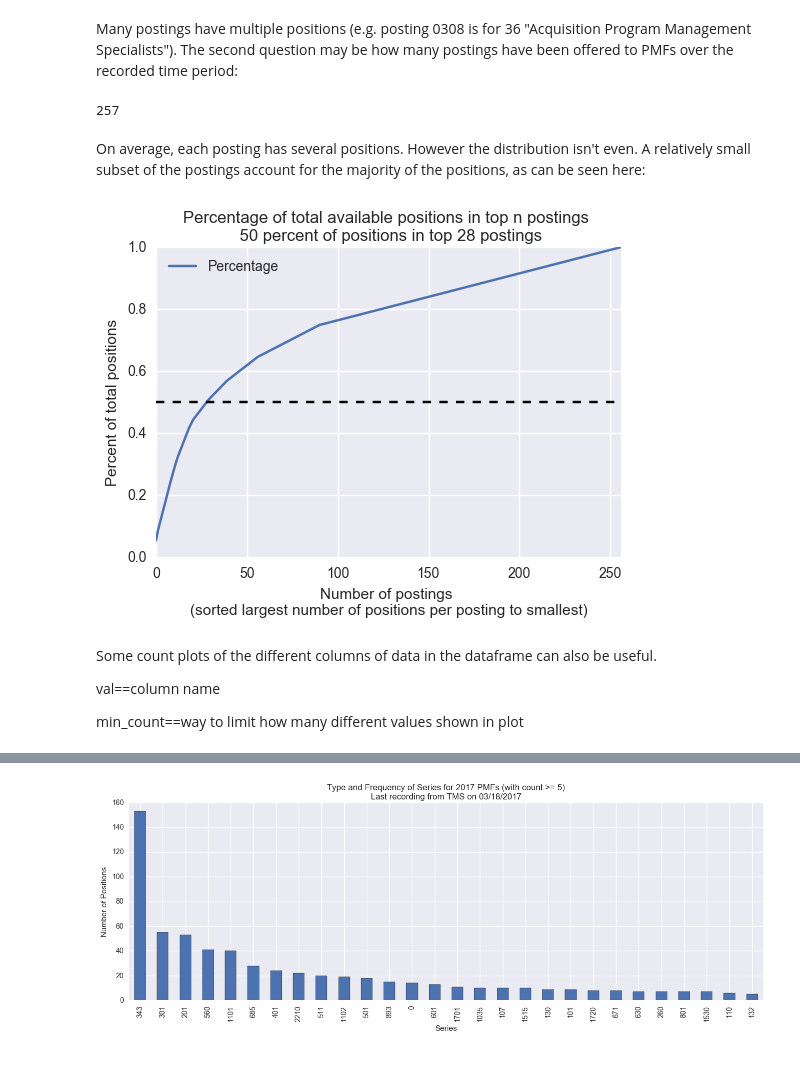
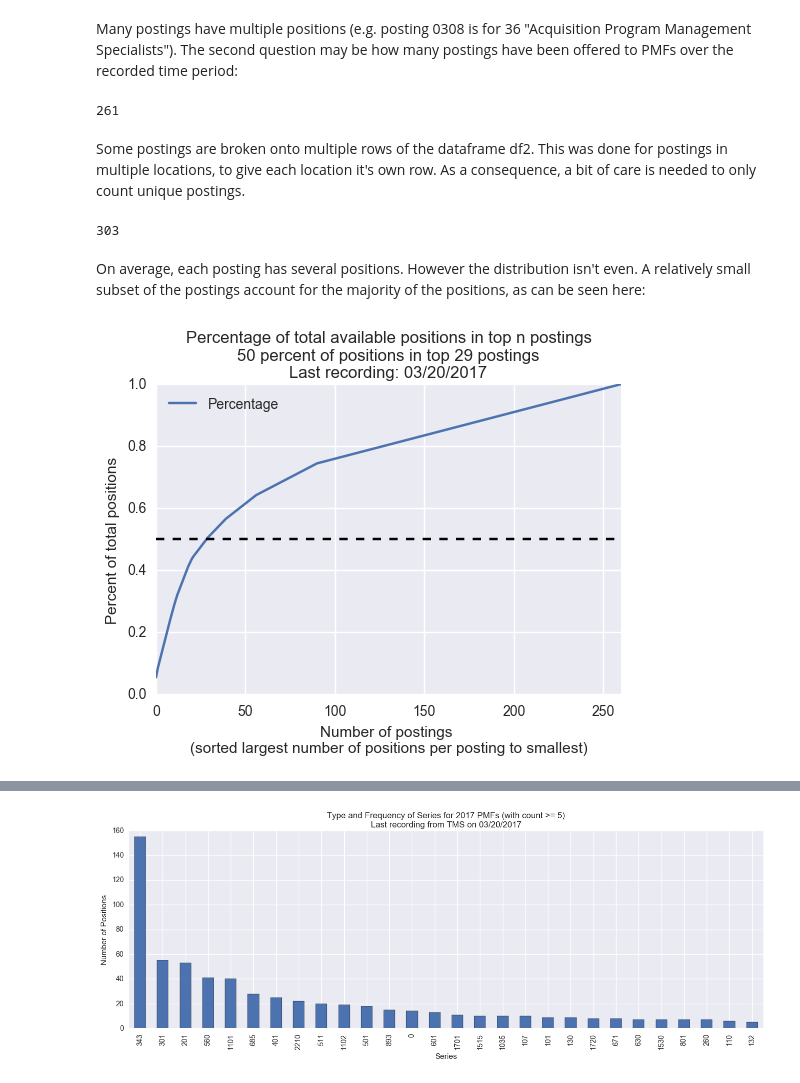
Before and after one commit to keklarup/PMF, a Jupyter notebook: Combined_Analysis_GitHub.ipynb, the cells around one changed output, grey strips where cells are left out. Drawn from its saved outputs; the diff is of its cells as text; code cells hidden in the pictures.

```diff
--- a/Combined_Analysis_GitHub.ipynb
+++ b/Combined_Analysis_GitHub.ipynb
@@ -13,4 +14,6 @@ from datetime import timedelta #for accurate plotting of dates%matplotlib inline
 Opening csv file into a pandas dataframe, labeled df2 for historical reasons
 # %%
 df2=pd.read_csv('meta_composite.csv',encoding='ISO-8859-1')
-date_of_last_scrape='03/18/2017'
+date_of_last_scrape='03/20/2017'
+a=date_of_last_scrape.split('/')
+date=a[2][-2:]+a[0]+a[1]
@@ -35,39 +40,44 @@ df2['Number of Positions'].sum()
 # %% [markdown]
 Many postings have multiple positions (e.g. posting 0308 is for 36 "Acquisition Program Management Specialists"). The second question may be how many postings have been offered to PMFs over the recorded time period:
-# %%
-len(df2.Listings.value_counts().index)
-#some postings are broken onto multiple rows of the dataframe.
-#This was done for postings in multiple locations, to give each location it's own row.
-#As a consequence, a bit of care to only count unique postings is needed.
-# %% [output]
-257
+# %%
+len(df2.Listings.value_counts().index)
+# %% [output]
+261
+# %% [markdown]
+Some postings are broken onto multiple rows of the dataframe df2. This was done for postings in multiple locations, to give each location it's own row. As a consequence, a bit of care is needed to only count unique postings.
+# %%
+len(df2)
+# %% [output]
+303
 # %% [markdown]
 On average, each posting has several positions. However the distribution isn't even. A relatively small subset of the postings account for the majority of the positions, as can be seen here:
 # %%
 a=list(df2.loc[:,'Listings'].value_counts().index.values)
 a.sort()
 df_temp=pd.DataFrame();
 df_temp['Listings']=a
+#below, combining rows for same posting but different locations to get total positions for each posting
 x=0
 for elm in a:
     df_temp.loc[x,'Number of Openings']=df2.loc[df2.loc[:,'Listings']==elm,'Number of Positions'].sum()
     x=x+1
+#now sort by highest number of positions in posting
 b=df_temp.sort_values('Number of Openings', ascending=False)
+#calculating the percent of total positions represented by top n sorted postings
 b['Percentage']=0
 b.reset_index(inplace=True)
 del b['index']
 for x in range(0,len(b)):
     b.loc[x,'Percentage']=b.loc[0:x,'Number of Openings'].sum()/(df2.loc[:,'Number of Positions'].sum())
+#and finally plot the results
 b.plot(y='Percentage');
 plt.ylabel('Percent of total positions');
 plt.xlabel('Number of postings \n(sorted largest number of positions per posting to smallest)');
-plt.title('Percentage of total available positions in top n postings \n 50 percent of positions in top %s postings'%(b.loc[b.loc[:,'Percentage']>.5,:].index[0]));
+plt.title('''Percentage of total available positions in top n postings
+50 percent of positions in top %s postings
+Last recording: %s'''%(b.loc[b.loc[:,'Percentage']>.5,:].index[0],date_of_last_scrape));
 plt.axhline(.5,color='black',linestyle='--');
+#%(date_of_last_scrape)
+#C:\Users\Kyle\Documents\Blog Posts\PMF\PMF_graphs\PMF_GitHub\
 # %% [output]
-[figure, old version]
+[figure, new version]
-# %% [markdown]
-Some count plots of the different columns of data in the dataframe can also be useful.
-
-val==column name
-
-min_count==way to limit how many different values shown in plot
```
Also changed, not shown: parts of 21 cells of this notebook.
